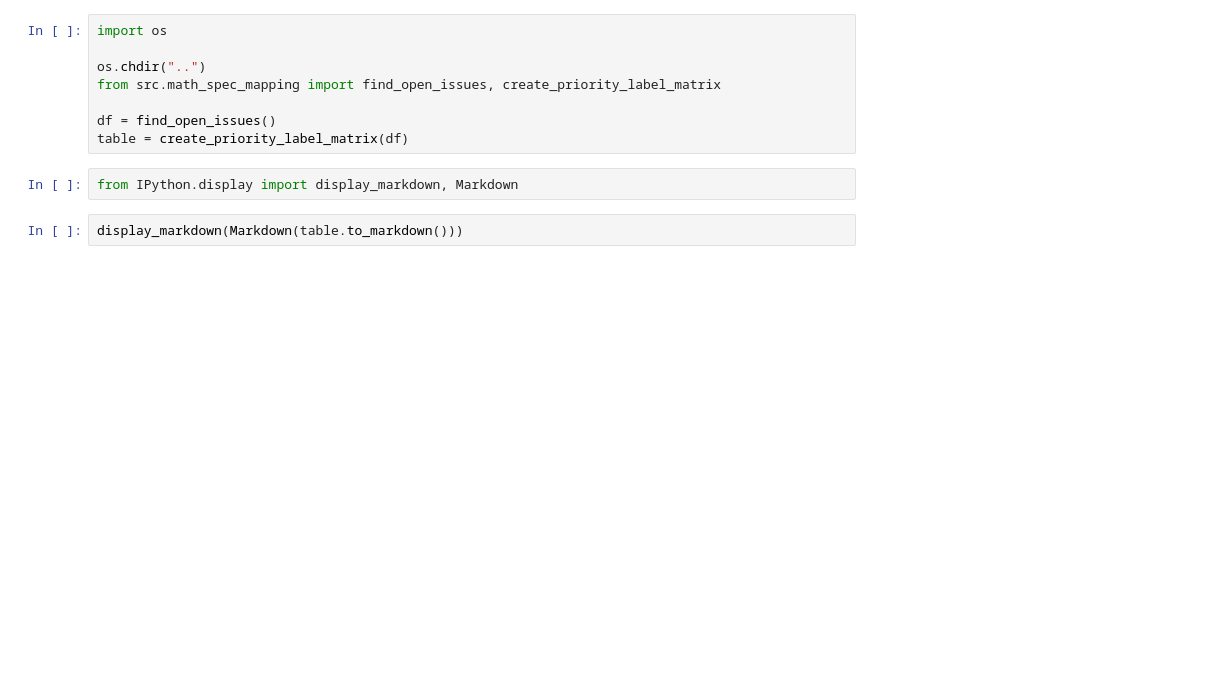
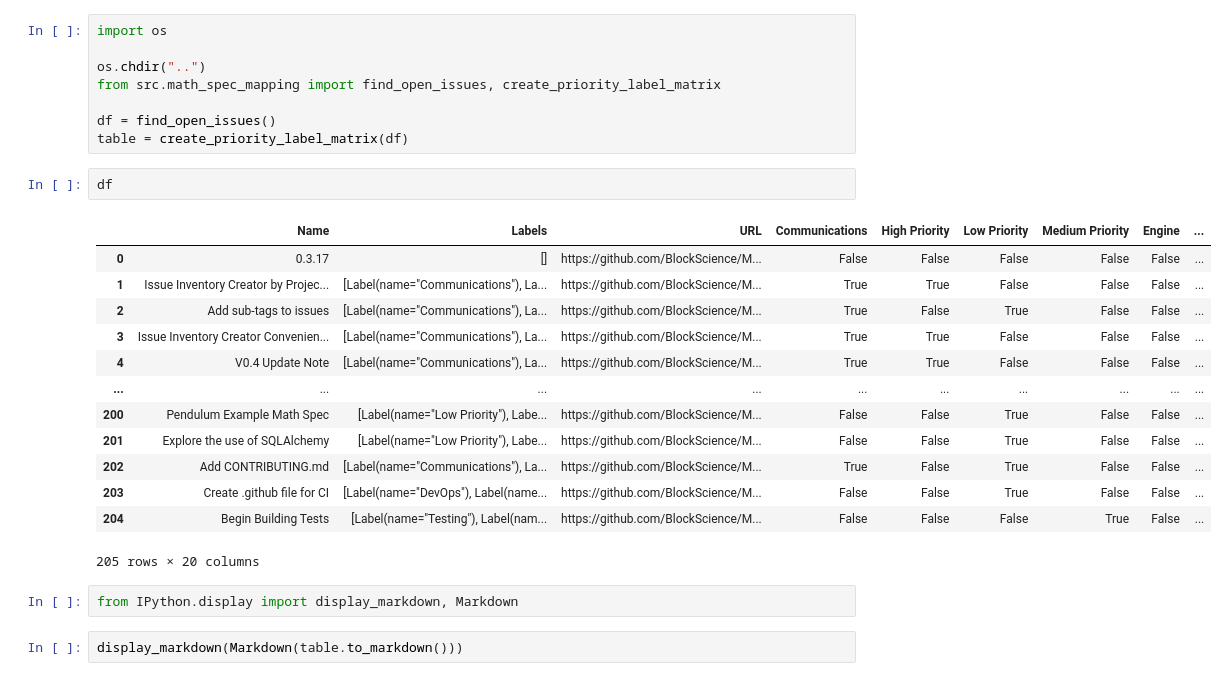
Before and after one commit to BlockScience/MSML, a Jupyter notebook: dev/Issue Matrix.ipynb, the cells around one changed output. Saved outputs shown, nothing was run; the diff lists cells and outputs as text; blank space fills up the shorter version.

```diff
--- a/dev/Issue Matrix.ipynb
+++ b/dev/Issue Matrix.ipynb
@@ -6,6 +6,22 @@ from src.math_spec_mapping import find_open_issues, create_priority_label_matrix
 
 df = find_open_issues()
 table = create_priority_label_matrix(df)
+# %%
+df
+# %% [output]
+|  | Name | Labels | URL | Communications | High Priority | Low Priority | Medium Priority | Engine | ... |
+| 0 | 0.3.17 | [] | https://github.com/BlockScience/M... | False | False | False | False | False | ... |
+| 1 | Issue Inventory Creator by Projec... | [Label(name="Communications"), La... | https://github.com/BlockScience/M... | True | True | False | False | False | ... |
+| 2 | Add sub-tags to issues | [Label(name="Communications"), La... | https://github.com/BlockScience/M... | True | False | True | False | False | ... |
+| 3 | Issue Inventory Creator Convenien... | [Label(name="Communications"), La... | https://github.com/BlockScience/M... | True | True | False | False | False | ... |
+| 4 | V0.4 Update Note | [Label(name="Communications"), La... | https://github.com/BlockScience/M... | True | True | False | False | False | ... |
+| ... | ... | ... | ... | ... | ... | ... | ... | ... | ... |
+| 200 | Pendulum Example Math Spec | [Label(name="Low Priority"), Labe... | https://github.com/BlockScience/M... | False | False | True | False | False | ... |
+| 201 | Explore the use of SQLAlchemy | [Label(name="Low Priority"), Labe... | https://github.com/BlockScience/M... | False | False | True | False | False | ... |
+| 202 | Add CONTRIBUTING.md | [Label(name="Communications"), La... | https://github.com/BlockScience/M... | True | False | True | False | False | ... |
+| 203 | Create .github file for CI | [Label(name="DevOps"), Label(name... | https://github.com/BlockScience/M... | False | False | True | False | False | ... |
+| 204 | Begin Building Tests | [Label(name="Testing"), Label(nam... | https://github.com/BlockScience/M... | False | False | False | True | False | ... |
+205 rows × 20 columns
 # %%
 from IPython.display import display_markdown, Markdown
 # %%
```
Also changed, not shown: parts of 2 cells of this notebook, 1 other file.
